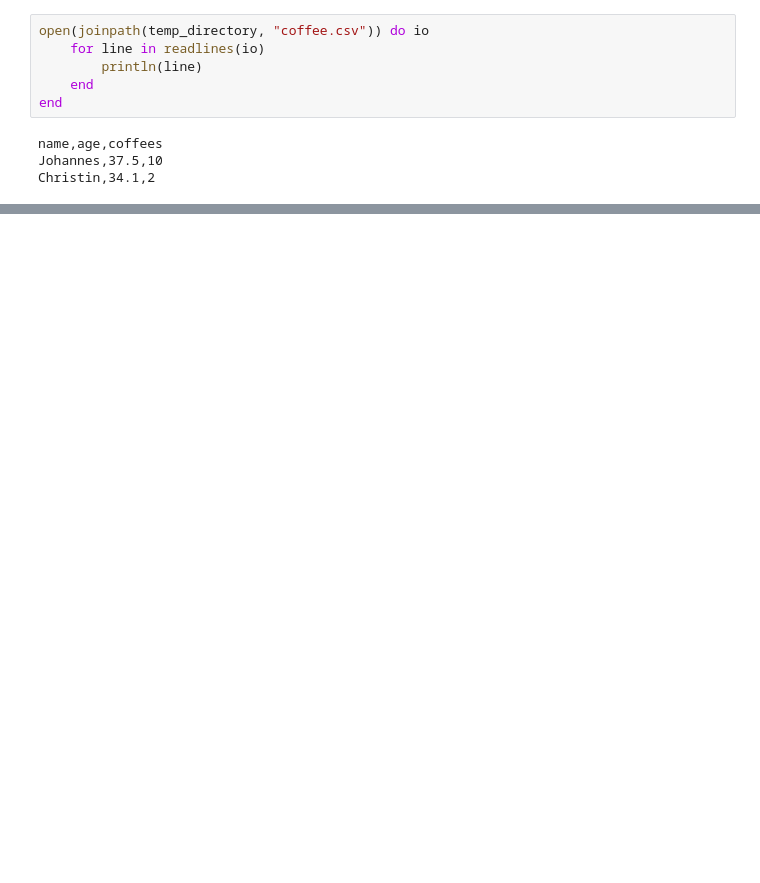
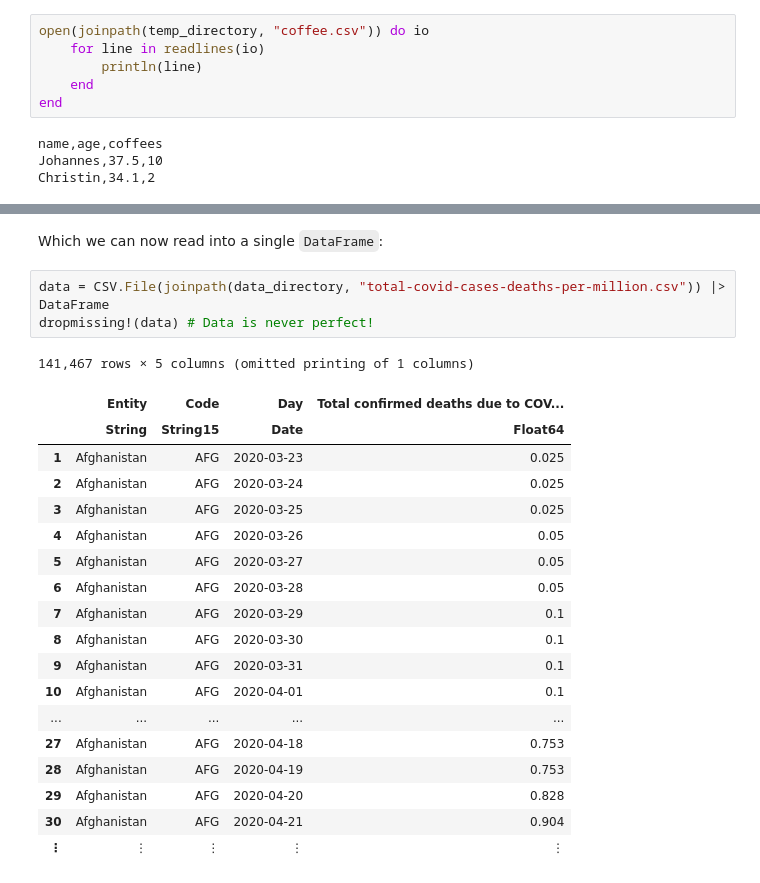
Before and after one commit to JBlaschke/HPC-Julia, a Jupyter notebook: docs/julia for data science/01_data/File_IO.ipynb, the cells around one changed output, grey strips where cells are left out. Cells and saved outputs as stored; diff of their text form; blank space fills up the shorter version.

```diff
--- a/docs/julia for data science/01_data/File_IO.ipynb
+++ b/docs/julia for data science/01_data/File_IO.ipynb
@@ -154,0 +202,25 @@ CSV.File(joinpath(temp_directory, "coffee.csv")) |> DataFrame
+# %% [markdown]
+Which we can now read into a single `DataFrame`:
+# %%
+data = CSV.File(joinpath(data_directory, "total-covid-cases-deaths-per-million.csv")) |> DataFrame
+dropmissing!(data) # Data is never perfect!
+# %% [output]
+141,467 rows × 5 columns (omitted printing of 1 columns)
+|  | Entity | Code | Day | Total confirmed deaths due to COV... |
+|  | String | String15 | Date | Float64 |
+| 1 | Afghanistan | AFG | 2020-03-23 | 0.025 |
+| 2 | Afghanistan | AFG | 2020-03-24 | 0.025 |
+| 3 | Afghanistan | AFG | 2020-03-25 | 0.025 |
+| 4 | Afghanistan | AFG | 2020-03-26 | 0.05 |
+| 5 | Afghanistan | AFG | 2020-03-27 | 0.05 |
+| 6 | Afghanistan | AFG | 2020-03-28 | 0.05 |
+| 7 | Afghanistan | AFG | 2020-03-29 | 0.1 |
+| 8 | Afghanistan | AFG | 2020-03-30 | 0.1 |
+| 9 | Afghanistan | AFG | 2020-03-31 | 0.1 |
+| 10 | Afghanistan | AFG | 2020-04-01 | 0.1 |
+| ... | ... | ... | ... | ... |
+| 27 | Afghanistan | AFG | 2020-04-18 | 0.753 |
+| 28 | Afghanistan | AFG | 2020-04-19 | 0.753 |
+| 29 | Afghanistan | AFG | 2020-04-20 | 0.828 |
+| 30 | Afghanistan | AFG | 2020-04-21 | 0.904 |
+| ⋮ | ⋮ | ⋮ | ⋮ | ⋮ |
```
Also changed, not shown: parts of 49 cells of this notebook, 5 other files.
